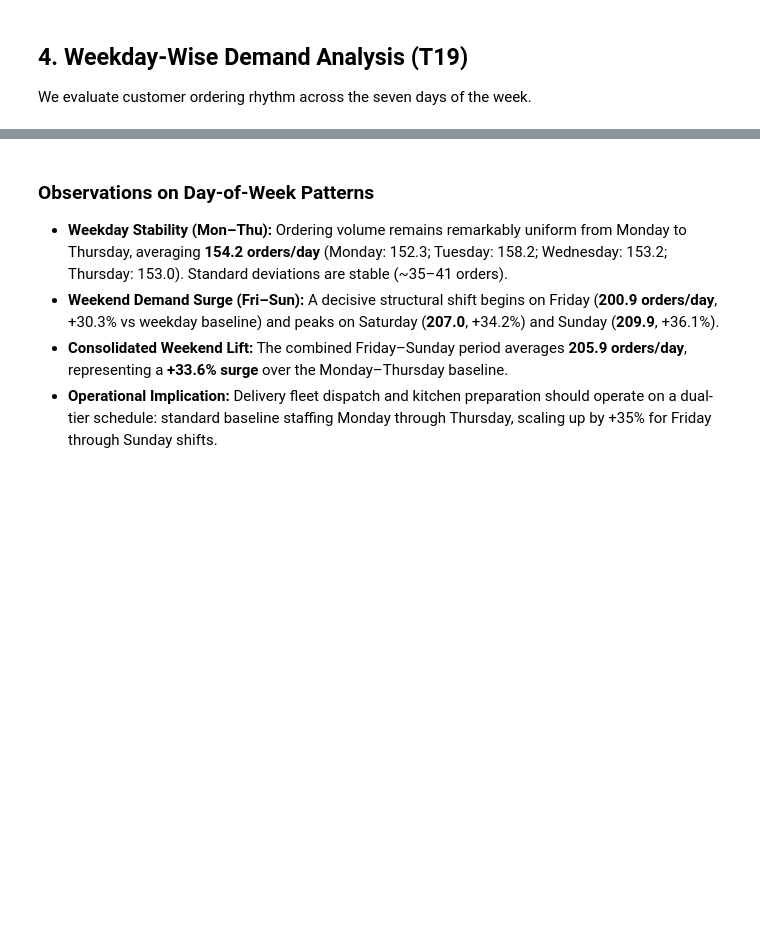
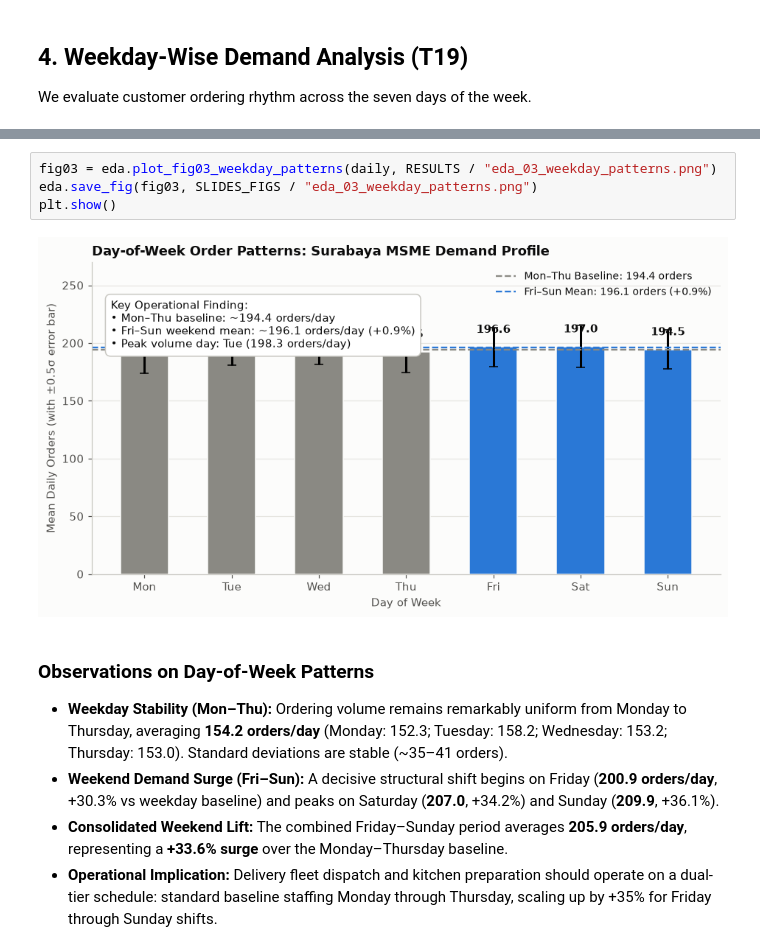
Before and after one commit to priyagarnet20-ops/weather-food-orders, a Jupyter notebook: notebooks/04_eda.ipynb, the cells around one changed output, grey strips where cells are left out. Saved outputs shown, nothing was run; the diff lists cells and outputs as text; blank space fills up the shorter version.

```diff
--- a/notebooks/04_eda.ipynb
+++ b/notebooks/04_eda.ipynb
@@ -241,3 +198,9 @@ plt.show()
+# %%
+fig03 = eda.plot_fig03_weekday_patterns(daily, RESULTS / "eda_03_weekday_patterns.png")
+eda.save_fig(fig03, SLIDES_FIGS / "eda_03_weekday_patterns.png")
+plt.show()
+# %% [output]
+[figure, added]
 # %% [markdown]
 ### Observations on Day-of-Week Patterns
 * **Weekday Stability (Mon–Thu):** Ordering volume remains remarkably uniform from Monday to Thursday, averaging **154.2 orders/day** (Monday: 152.3; Tuesday: 158.2; Wednesday: 153.2; Thursday: 153.0). Standard deviations are stable (~35–41 orders).
```
Also changed, not shown: parts of 22 cells of this notebook, 35 other files.
